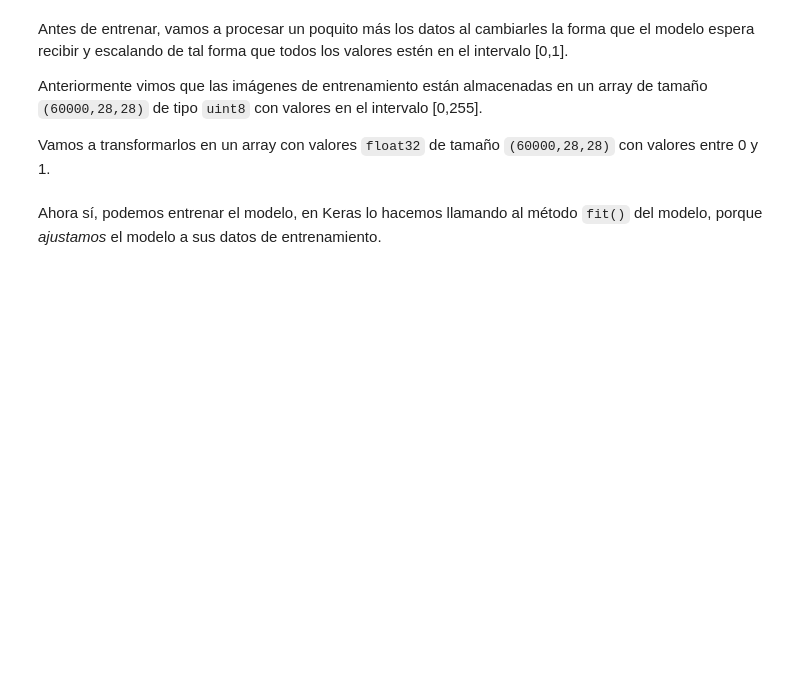
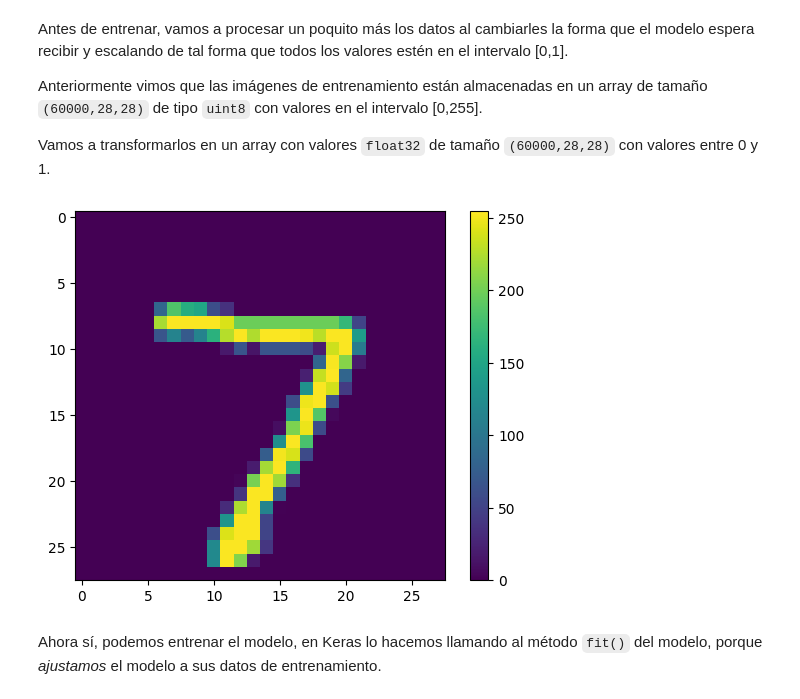
Before and after one commit to FranzValerio/ANN, a Jupyter notebook: Notebooks/Redes_Neuronales_1.ipynb, the cells around one changed output. Drawn from its saved outputs; the diff is of its cells as text; code cells hidden in the pictures; blank space fills up the shorter version.

```diff
--- a/Notebooks/Redes_Neuronales_1.ipynb
+++ b/Notebooks/Redes_Neuronales_1.ipynb
@@ -272,6 +276,18 @@ Antes de entrenar, vamos a procesar un poquito más los datos al cambiarles la f
 Anteriormente vimos que las imágenes de entrenamiento están almacenadas en un array de tamaño `(60000,28,28)` de tipo `uint8` con valores en el intervalo [0,255].
 
 Vamos a transformarlos en un array con valores `float32` de tamaño `(60000,28,28)` con valores entre 0 y 1.
+# %%
+test_digits = test_images[0:10]
+# %%
+import matplotlib.pyplot as plt
+
+plt.figure()
+plt.imshow(test_digits[0])
+plt.colorbar()
+plt.grid(False)
+plt.show()
+# %% [output]
+[figure, added]
 # %%
 train_images = train_images.reshape((60000, 28 * 28))
 train_images = train_images.astype('float32') / 255.0
```
Also changed, not shown: parts of 13 cells of this notebook.
